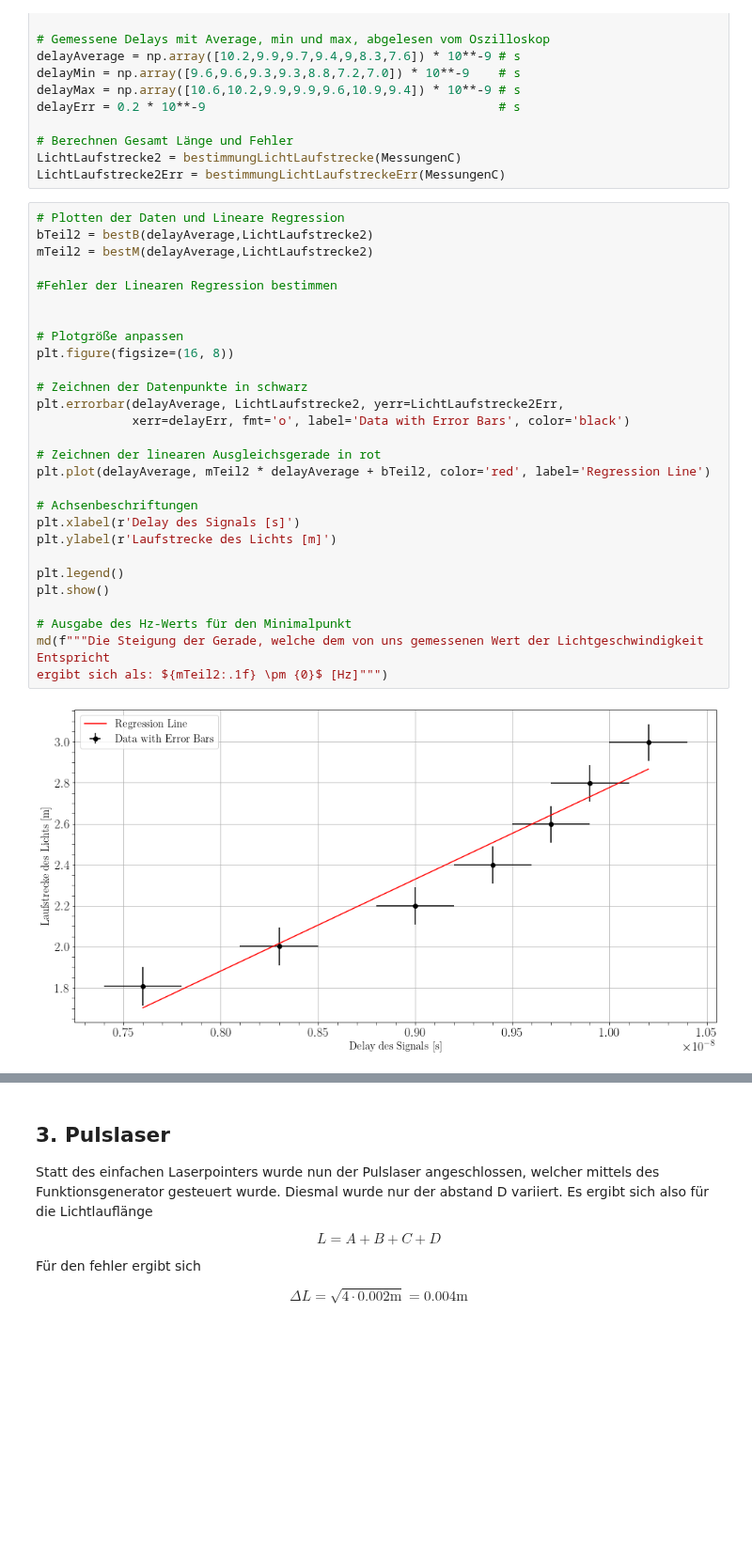
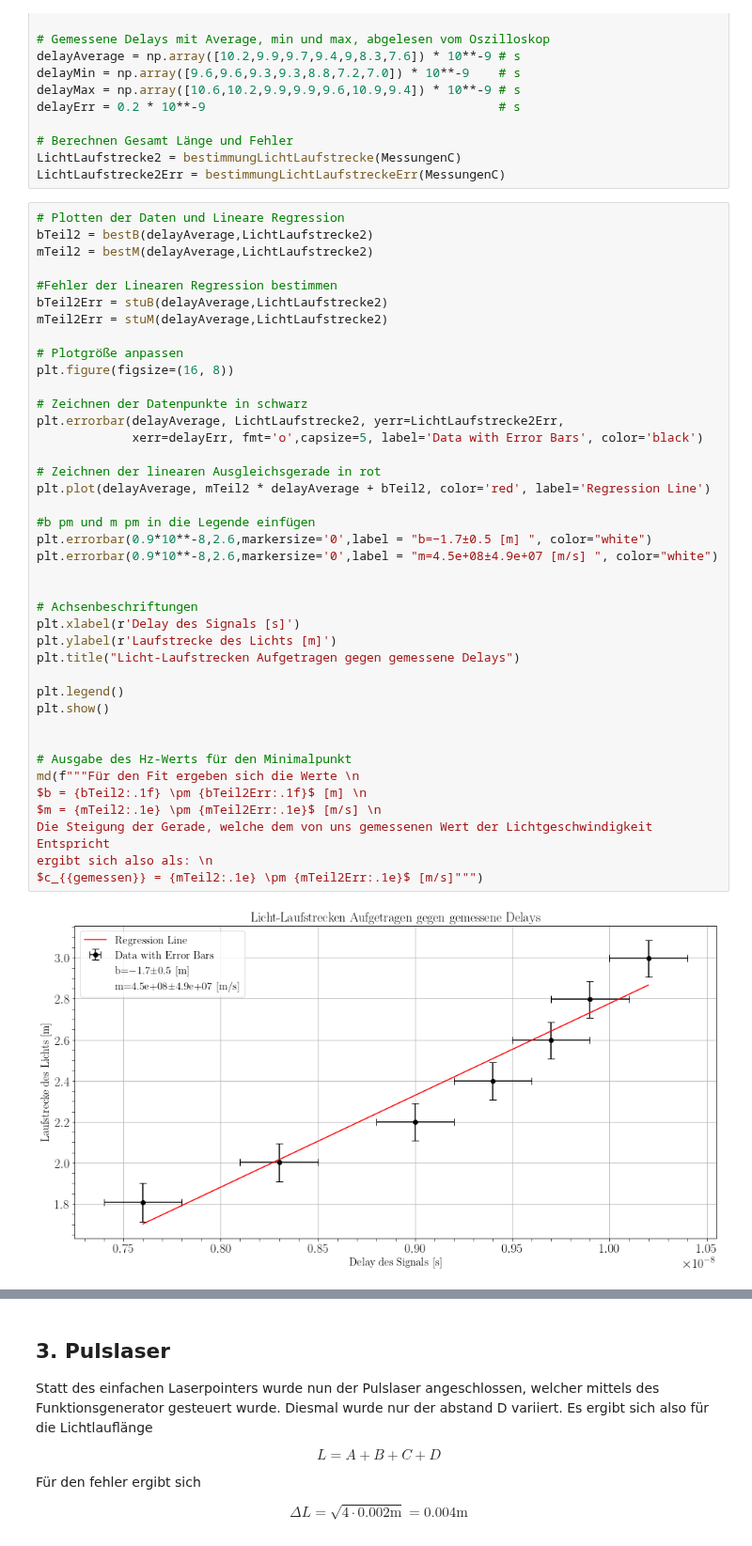
Before and after one commit to MayerPablo/FP, a Jupyter notebook: Lichtlaufzeiten/Lichtlaufzeiten.ipynb, the cells around one changed output, grey strips where cells are left out. Shown at 94% size. Drawn from its saved outputs; the diff is of its cells as text; blank space fills up the shorter version.

```diff
--- a/Lichtlaufzeiten/Lichtlaufzeiten.ipynb
+++ b/Lichtlaufzeiten/Lichtlaufzeiten.ipynb
@@ -374,30 +388,42 @@ LichtLaufstrecke2Err = bestimmungLichtLaufstreckeErr(MessungenC)
 # %%
 # Plotten der Daten und Lineare Regression
 bTeil2 = bestB(delayAverage,LichtLaufstrecke2)
 mTeil2 = bestM(delayAverage,LichtLaufstrecke2)
 
 #Fehler der Linearen Regression bestimmen
-
+bTeil2Err = stuB(delayAverage,LichtLaufstrecke2)
+mTeil2Err = stuM(delayAverage,LichtLaufstrecke2)
 
 # Plotgröße anpassen
 plt.figure(figsize=(16, 8))
 
 # Zeichnen der Datenpunkte in schwarz
 plt.errorbar(delayAverage, LichtLaufstrecke2, yerr=LichtLaufstrecke2Err,
-             xerr=delayErr, fmt='o', label='Data with Error Bars', color='black')
+             xerr=delayErr, fmt='o',capsize=5, label='Data with Error Bars', color='black')
 
 # Zeichnen der linearen Ausgleichsgerade in rot
 plt.plot(delayAverage, mTeil2 * delayAverage + bTeil2, color='red', label='Regression Line')
 
+#b pm und m pm in die Legende einfügen
+plt.errorbar(0.9*10**-8,2.6,markersize='0',label = "b=−1.7±0.5 [m] ", color="white")
+plt.errorbar(0.9*10**-8,2.6,markersize='0',label = "m=4.5e+08±4.9e+07 [m/s] ", color="white")
+
+
 # Achsenbeschriftungen
 plt.xlabel(r'Delay des Signals [s]')
 plt.ylabel(r'Laufstrecke des Lichts [m]')
+plt.title("Licht-Laufstrecken Aufgetragen gegen gemessene Delays")
 
 plt.legend()
 plt.show()
 
+
 # Ausgabe des Hz-Werts für den Minimalpunkt
-md(f"""Die Steigung der Gerade, welche dem von uns gemessenen Wert der Lichtgeschwindigkeit Entspricht
-ergibt sich als: ${mTeil2:.1f} \pm {0}$ [Hz]""")
+md(f"""Für den Fit ergeben sich die Werte \n
+$b = {bTeil2:.1f} \pm {bTeil2Err:.1f}$ [m] \n
+$m = {mTeil2:.1e} \pm {mTeil2Err:.1e}$ [m/s] \n
+Die Steigung der Gerade, welche dem von uns gemessenen Wert der Lichtgeschwindigkeit Entspricht
+ergibt sich also als: \n
+$c_{{gemessen}} = {mTeil2:.1e} \pm {mTeil2Err:.1e}$ [m/s]""")
 # %% [output]
-[figure, old version]
+[figure, new version]
```
Also changed, not shown: parts of 5 cells of this notebook.
